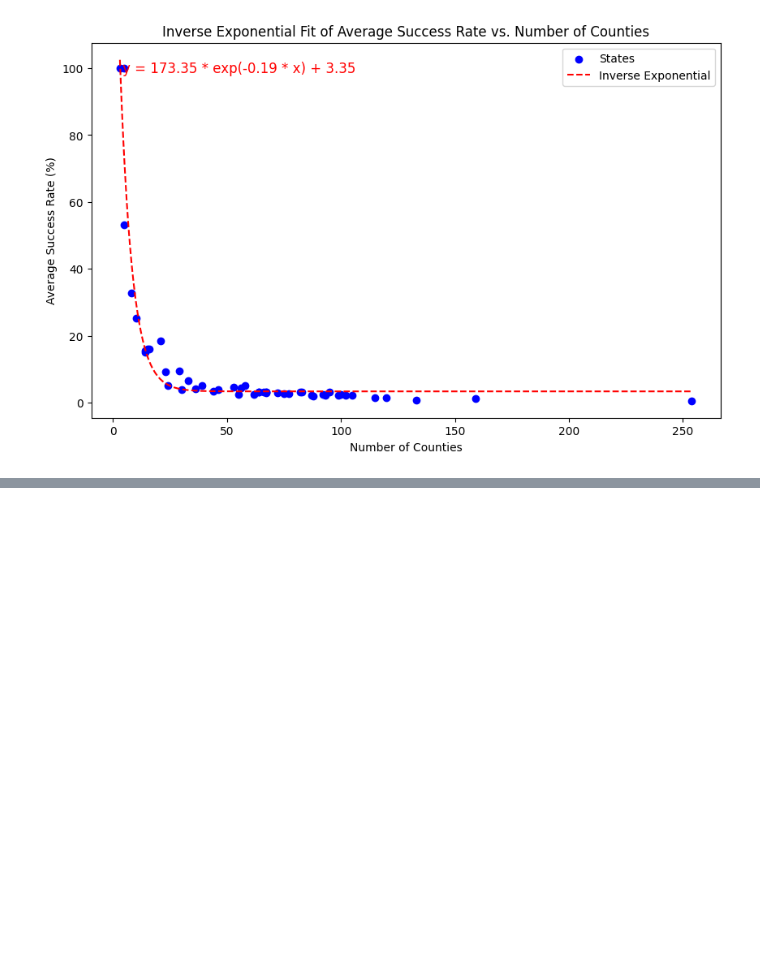
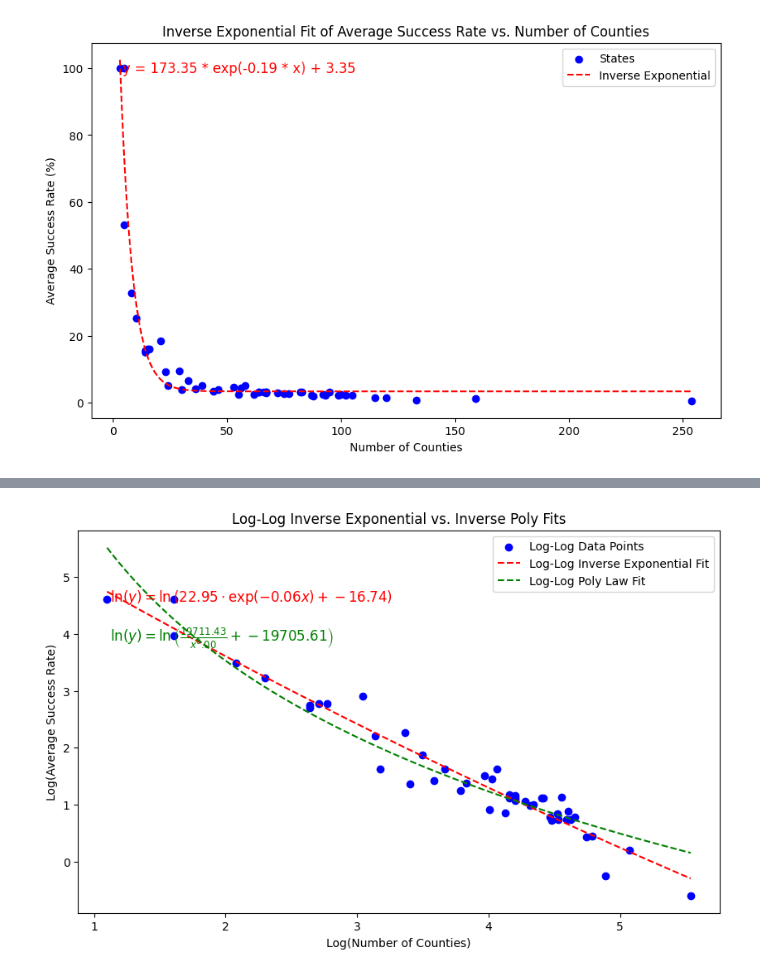
Before and after one commit to brookecarofeinberg/SamplingBalancedForests, a Jupyter notebook: cnty_plotting.ipynb, the cells around one changed output, grey strips where cells are left out. Drawn from its saved outputs; the diff is of its cells as text; code cells hidden in the pictures; blank space fills up the shorter version.

```diff
--- a/cnty_plotting.ipynb
+++ b/cnty_plotting.ipynb
@@ -462,0 +534,77 @@ Inverse Polynomial Model: MSE = 36.4603, R^2 = 0.9145
+# %%
+import numpy as np
+from scipy.optimize import curve_fit
+from sklearn.metrics import mean_squared_error, r2_score
+
+def inverse_exponential(x, a, b, c):
+    return a * np.exp(-b * x) + c
+
+def inverse_polynomial(x, c, b, a):
+    return (c / (x ** b))+ a
+
+#apply log-log transform
+log_counties = np.log(counties)
+log_avg_success_rates = np.log(avg_success_rates)
+
+#fit the models in log-log space
+params_exp_log, _ = curve_fit(inverse_exponential, log_counties, log_avg_success_rates, maxfev=10000)
+a_exp_log, b_exp_log, c_exp_log = params_exp_log
+
+params_poly_log, _ = curve_fit(inverse_polynomial, log_counties, log_avg_success_rates, maxfev=10000)
+c_poly_log, b_poly_log, a_poly_log = params_poly_log
+
+#generate predictions in log-log space
+pred_exp_log = inverse_exponential(log_counties, a_exp_log, b_exp_log, c_exp_log)
+pred_poly_log = inverse_polynomial(log_counties, c_poly_log, b_poly_log, a_poly_log)
+
+#MSE in log-log space
+mse_exp_log = mean_squared_error(log_avg_success_rates, pred_exp_log)
+mse_poly_log = mean_squared_error(log_avg_success_rates, pred_poly_log)
+
+#calculate R-squared values in log-log space
+r2_exp_log = r2_score(log_avg_success_rates, pred_exp_log)
+r2_poly_log = r2_score(log_avg_success_rates, pred_poly_log)
+
+print(f"Log-Log Inverse Exponential Model:")
+print(f"Log-transformed formula: ln(y) = ln({a_exp_log:.4f}) - {b_exp_log:.4f} * x + {c_exp_log:.4f}")
+print(f"Original formula: y = {a_exp_log:.4f} * exp(-{b_exp_log:.4f} * x) + {c_exp_log:.4f}")
+print(f"MSE = {mse_exp_log:.4f}, R^2 = {r2_exp_log:.4f}\n")
+
+print(f"Log-Log Power Law Model:")
+print(f"Log-transformed formula: ln(y) = ln({c_poly_log:.4f}) - {b_poly_log:.4f} * ln(x) + {a_poly_log:.4f}")
+print(f"Original formula: y = ({c_poly_log:.4f} / x^{b_poly_log:.4f}) + {a_poly_log:.4f}")
+print(f"MSE = {mse_poly_log:.4f}, R^2 = {r2_poly_log:.4f}")
+
+'''
+print(f"Log-Log Inverse Polynomial Model:")
+print(f"Log-transformed formula: ln(y) = ln({c_poly_log:.4f}) - {b_poly_log:.4f} * ln(x)")
+print(f"Original formula: y = {c_poly_log:.4f} / x^{b_poly_log:.4f}")
+print(f"MSE = {mse_poly_log:.4f}, R^2 = {r2_poly_log:.4f}")
+'''
+
+# Generate x values for plotting the fitted curves
+x_vals_log = np.linspace(min(log_counties), max(log_counties), 500)
+y_vals_exp_log = inverse_exponential(x_vals_log, a_exp_log, b_exp_log, c_exp_log)
+y_vals_poly_log = inverse_polynomial(x_vals_log, c_poly_log, b_poly_log, a_poly_log)
+
+# Plot log-log transformed data and fits
+plt.figure(figsize=(10, 6))
+plt.scatter(log_counties, log_avg_success_rates, color='blue', label="Log-Log Data Points")
+plt.plot(x_vals_log, y_vals_exp_log, "r--", label="Log-Log Inverse Exponential Fit")
+plt.plot(x_vals_log, y_vals_poly_log, "g--", label="Log-Log Poly Law Fit")
+
+exp_formula_text = rf"$\ln(y) = \ln\left({a_exp_log:.2f} \cdot \exp(-{b_exp_log:.2f} x) + {c_exp_log:.2f}\right)$"
+poly_formula_text = rf"$\ln(y) = \ln\left(\frac{{{c_poly_log:.2f}}}{{x^{b_poly_log:.2f}}} + {a_poly_log:.2f}\right)$"
+
+plt.text(0.05, 0.85, exp_formula_text, transform=plt.gca().transAxes,
+         fontsize=12, verticalalignment='top', color="red")
+
+plt.text(0.05, 0.75, poly_formula_text, transform=plt.gca().transAxes,
+         fontsize=12, verticalalignment='top', color="green")
+
+plt.xlabel("Log(Number of Counties)")
+plt.ylabel("Log(Average Success Rate)")
+plt.title("Log-Log Inverse Exponential vs. Inverse Poly Fits")
+plt.legend()
+plt.show()
+# %% [output]
@@ -462,0 +620 @@ Inverse Polynomial Model: MSE = 36.4603, R^2 = 0.9145
+[figure, added]
```
Also changed, not shown: parts of 4 cells of this notebook.
